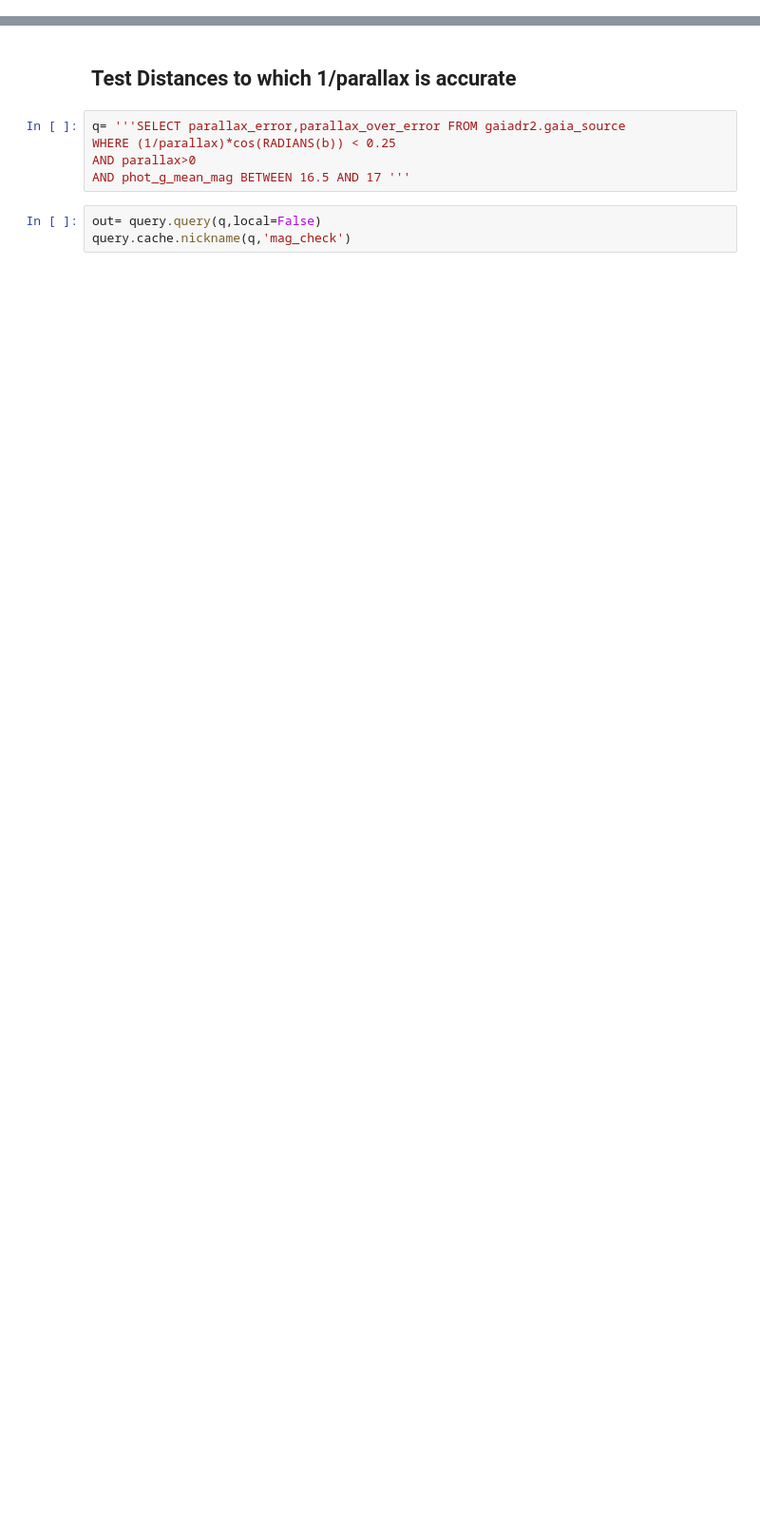
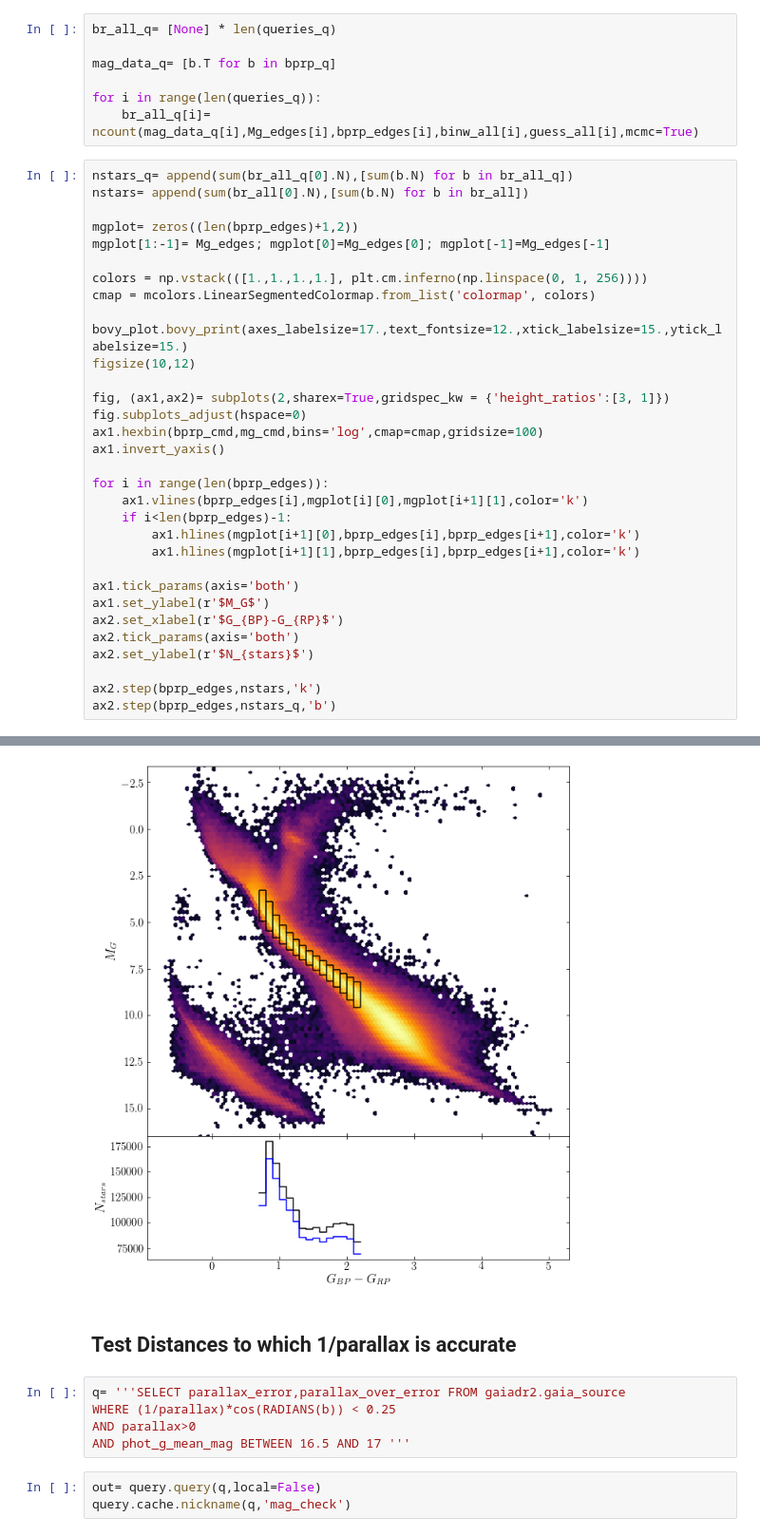
Before and after one commit to morganb-phys/VWaves-GaiaDR2, a Jupyter notebook: py/CompletenessChecks.ipynb, the cells around one changed output, grey strips where cells are left out. Shown at 95% size. Drawn from its saved outputs; the diff is of its cells as text; blank space fills up the shorter version.

```diff
--- a/py/CompletenessChecks.ipynb
+++ b/py/CompletenessChecks.ipynb
@@ -115,0 +169,40 @@ Query finished.
+# %%
+br_all_q= [None] * len(queries_q)
+
+mag_data_q= [b.T for b in bprp_q]
+
+for i in range(len(queries_q)):
+    br_all_q[i]= ncount(mag_data_q[i],Mg_edges[i],bprp_edges[i],binw_all[i],guess_all[i],mcmc=True)
+# %%
+nstars_q= append(sum(br_all_q[0].N),[sum(b.N) for b in br_all_q])
+nstars= append(sum(br_all[0].N),[sum(b.N) for b in br_all])
+
+mgplot= zeros((len(bprp_edges)+1,2))
+mgplot[1:-1]= Mg_edges; mgplot[0]=Mg_edges[0]; mgplot[-1]=Mg_edges[-1]
+
+colors = np.vstack(([1.,1.,1.,1.], plt.cm.inferno(np.linspace(0, 1, 256))))
+cmap = mcolors.LinearSegmentedColormap.from_list('colormap', colors)
+
+bovy_plot.bovy_print(axes_labelsize=17.,text_fontsize=12.,xtick_labelsize=15.,ytick_labelsize=15.)
+figsize(10,12)
+
+fig, (ax1,ax2)= subplots(2,sharex=True,gridspec_kw = {'height_ratios':[3, 1]})
+fig.subplots_adjust(hspace=0)
+ax1.hexbin(bprp_cmd,mg_cmd,bins='log',cmap=cmap,gridsize=100)
+ax1.invert_yaxis()
+
+for i in range(len(bprp_edges)):
+    ax1.vlines(bprp_edges[i],mgplot[i][0],mgplot[i+1][1],color='k')
+    if i<len(bprp_edges)-1:
+        ax1.hlines(mgplot[i+1][0],bprp_edges[i],bprp_edges[i+1],color='k')
+        ax1.hlines(mgplot[i+1][1],bprp_edges[i],bprp_edges[i+1],color='k')
+
+ax1.tick_params(axis='both')
+ax1.set_ylabel(r'$M_G$')
+ax2.set_xlabel(r'$G_{BP}-G_{RP}$')
+ax2.tick_params(axis='both')
+ax2.set_ylabel(r'$N_{stars}$')
+
+ax2.step(bprp_edges,nstars,'k')
+ax2.step(bprp_edges,nstars_q,'b')
+# %% [output]
@@ -116,3 +210,4 @@ Query finished.
+[figure, added]
 # %% [markdown]
 ## Test Distances to which 1/parallax is accurate
 # %%
```
Also changed, not shown: parts of 18 cells of this notebook.
